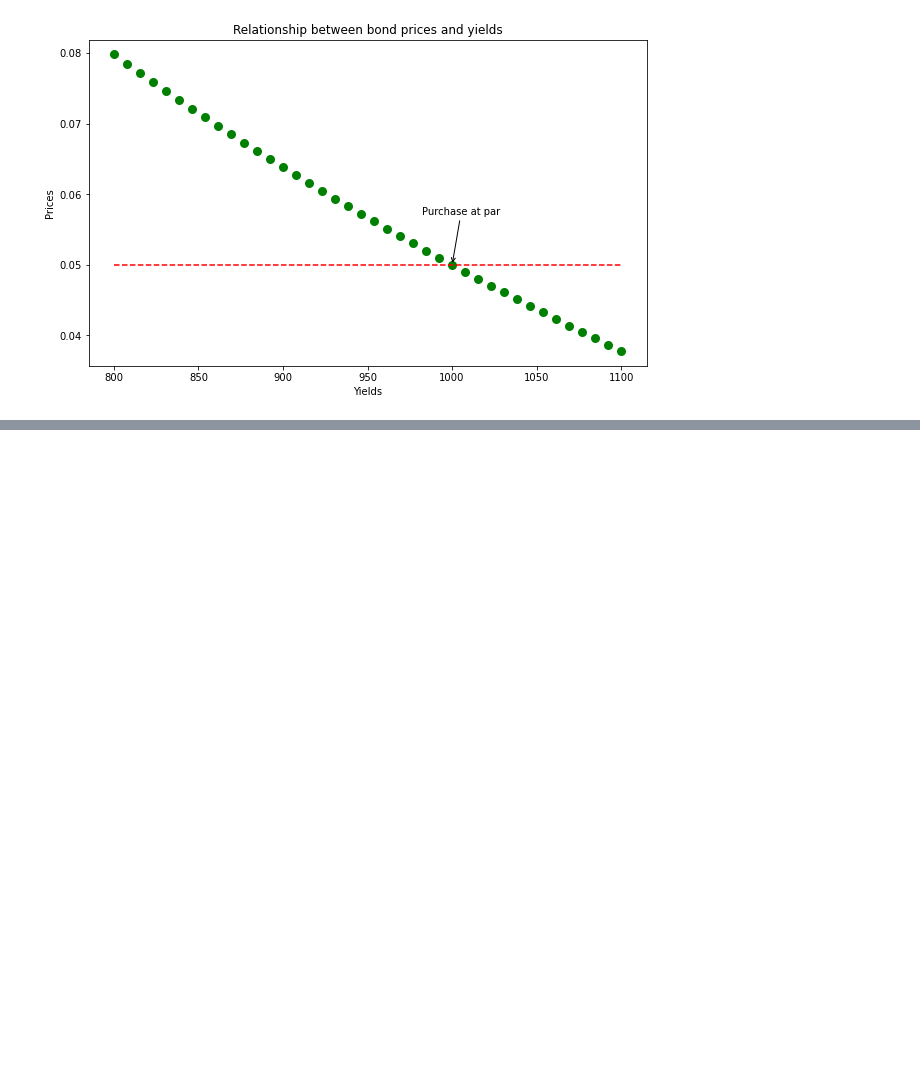
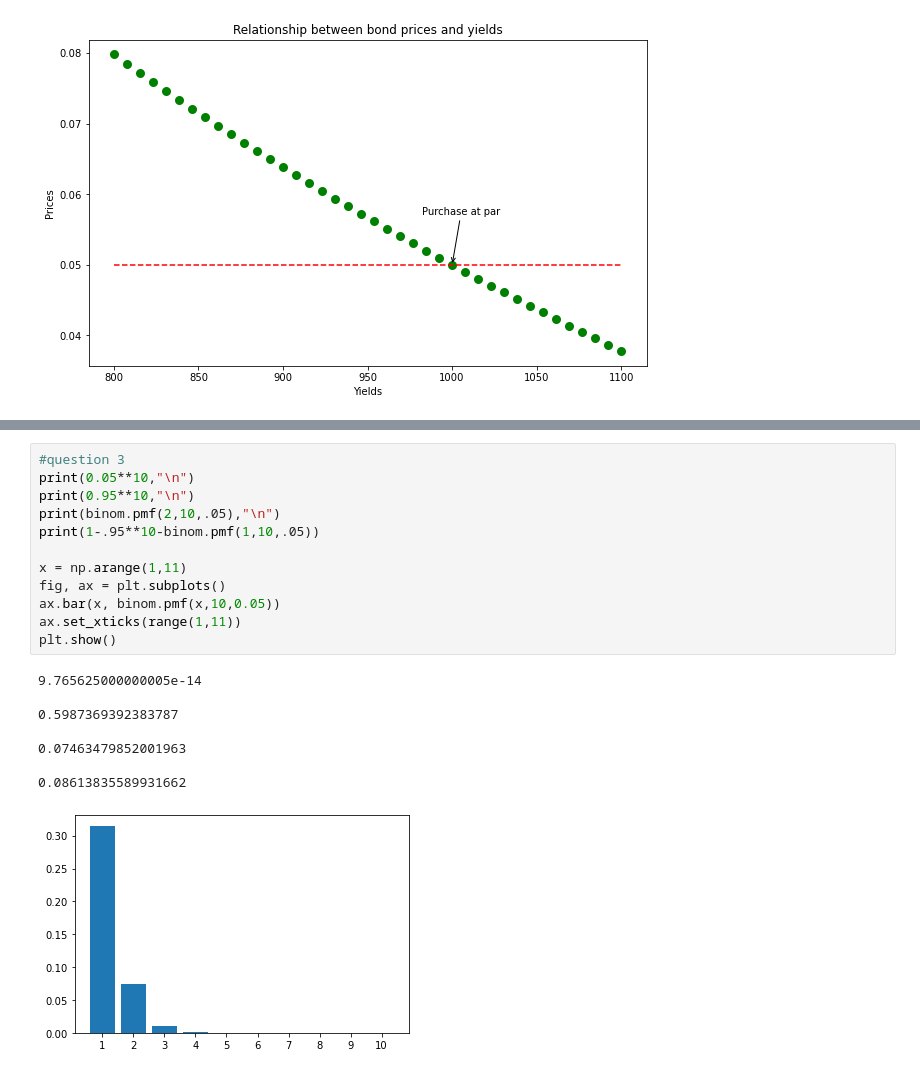
Before and after one commit to dgrinbe/david-econ-416, a Jupyter notebook: Midterm 2 Practice Problems.ipynb, the cells around one changed output, grey strips where cells are left out. Cells and saved outputs as stored; diff of their text form; blank space fills up the shorter version.

```diff
--- a/Midterm 2 Practice Problems.ipynb
+++ b/Midterm 2 Practice Problems.ipynb
@@ -446,0 +488,21 @@ Text(-30, 50, 'Purchase at par')
+# %%
+#question 3
+print(0.05**10,"\n")
+print(0.95**10,"\n")
+print(binom.pmf(2,10,.05),"\n")
+print(1-.95**10-binom.pmf(1,10,.05))
+
+x = np.arange(1,11)
+fig, ax = plt.subplots()
+ax.bar(x, binom.pmf(x,10,0.05))
+ax.set_xticks(range(1,11))
+plt.show()
+# %% [output]
+9.765625000000005e-14
+
+0.5987369392383787
+
+0.07463479852001963
+
+0.08613835589931662
+[figure, added]
```
Also changed, not shown: parts of 18 cells of this notebook.
